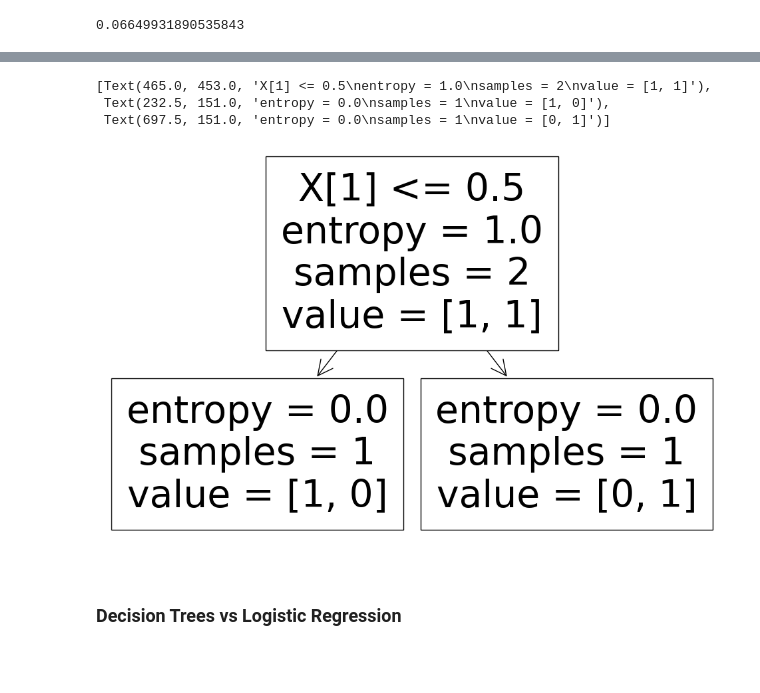
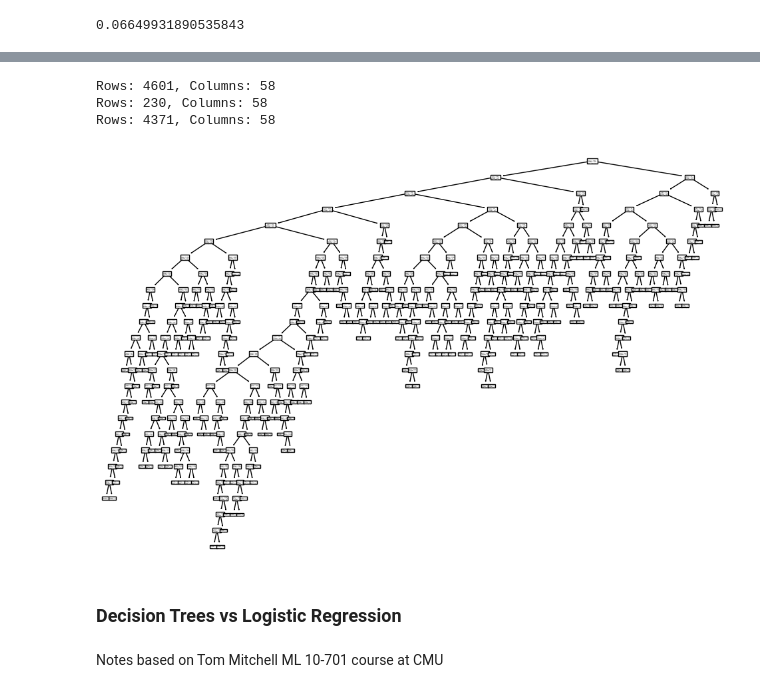
Before and after one commit to omesner/UMSTATS504, a Jupyter notebook: trees/trees.ipynb, the cells around one changed output, grey strips where cells are left out. Drawn from its saved outputs; the diff is of its cells as text; code cells hidden in the pictures; blank space fills up the shorter version.

Commit message:
Working on trees lecture, added pruning
	- minor change to spline code
	- start with pruning for next lecture

```diff
--- a/trees/trees.ipynb
+++ b/trees/trees.ipynb
@@ -411,16 +511,22 @@ $$\text{error}(\hat f) = \frac{1}{n}\sum_{i=1}^n L(y_i, \hat f(x_i))$$
 # %%
+test_set = df.sample(frac=0.05)
+train_set = df.drop(test_set.index)
+
+for data in [df, test_set, train_set]:
+    print(f'Rows: {data.shape[0]}, Columns: {data.shape[1]}')
+
 from sklearn import tree
 import graphviz
 
-X = [[0, 0], [1, 1]]
-Y = [0, 1]
-clf = tree.DecisionTreeClassifier(criterion='entropy')
-clf = clf.fit(X, Y)
-tree.plot_tree(clf)
+clf = tree.DecisionTreeClassifier(criterion='entropy');
+clf = clf.fit(train_set.drop(columns='Y'), train_set['Y']);
+tree.plot_tree(clf);
 # %% [output]
-[Text(465.0, 453.0, 'X[1] <= 0.5\nentropy = 1.0\nsamples = 2\nvalue = [1, 1]'),
- Text(232.5, 151.0, 'entropy = 0.0\nsamples = 1\nvalue = [1, 0]'),
- Text(697.5, 151.0, 'entropy = 0.0\nsamples = 1\nvalue = [0, 1]')]
+Rows: 4601, Columns: 58
+Rows: 230, Columns: 58
+Rows: 4371, Columns: 58
-[figure, old version]
+[figure, new version]
 # %% [markdown]
 ### Decision Trees vs Logistic Regression
+# %% [markdown]
+Notes based on Tom Mitchell ML 10-701 course at CMU
```
Also changed, not shown: parts of 3 cells of this notebook, 7 other files.
